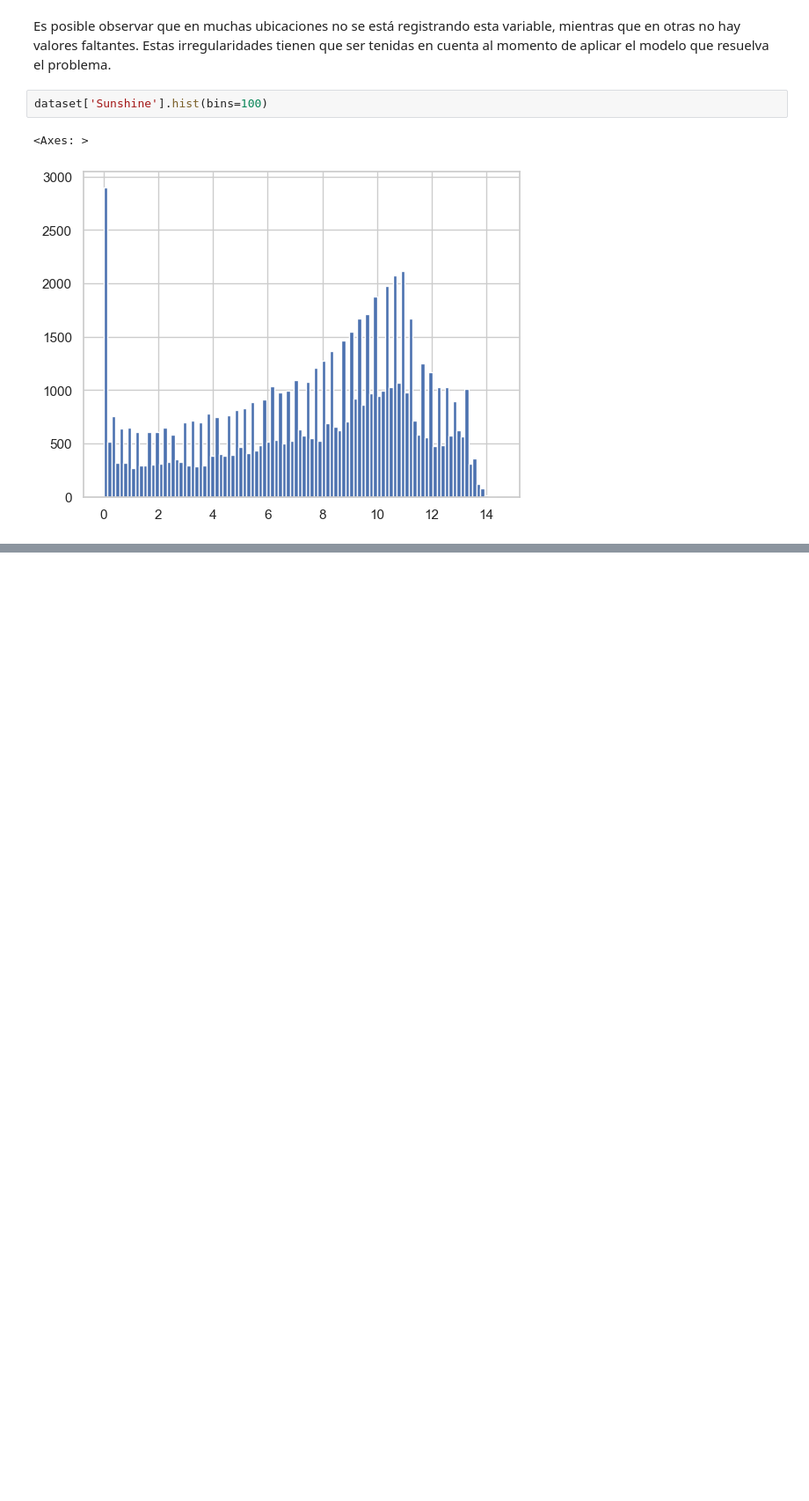
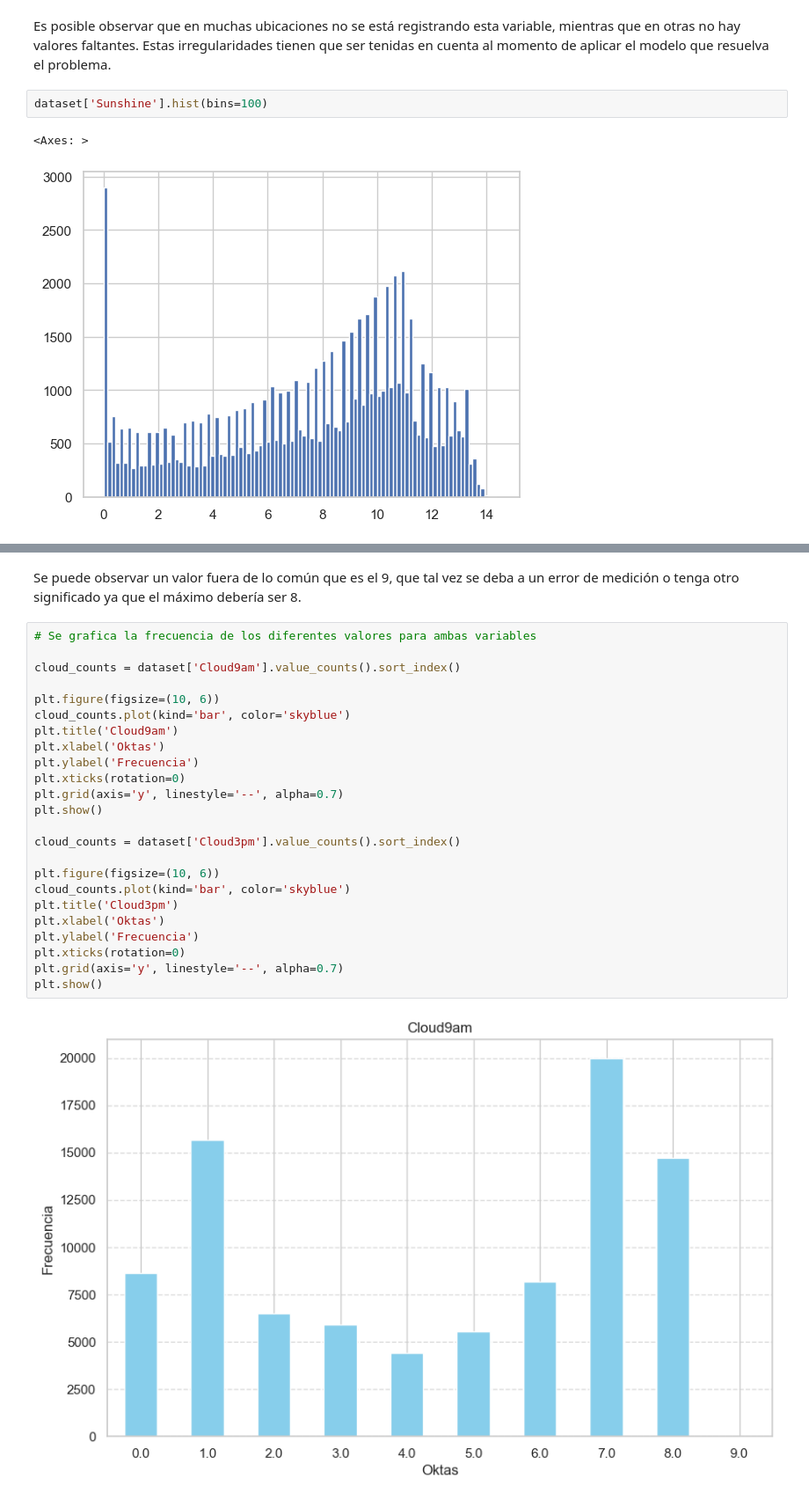
Before and after one commit to diegosarina-ceia/AMq1, a Jupyter notebook: PruebasDiego_TPFinal.ipynb, the cells around one changed output, grey strips where cells are left out. Shown at 88% size. Drawn from its saved outputs; the diff is of its cells as text; blank space fills up the shorter version.

Commit message:
Agrego algunas variables

```diff
--- a/PruebasDiego_TPFinal.ipynb
+++ b/PruebasDiego_TPFinal.ipynb
@@ -554,0 +633,28 @@ dataset['Sunshine'].hist(bins=100)
+# %% [markdown]
+Se puede observar un valor fuera de lo común que es el 9, que tal vez se deba a un error de medición o tenga otro significado ya que el máximo debería ser 8.
+# %%
+# Se grafica la frecuencia de los diferentes valores para ambas variables
+
+cloud_counts = dataset['Cloud9am'].value_counts().sort_index()
+
+plt.figure(figsize=(10, 6))
+cloud_counts.plot(kind='bar', color='skyblue')
+plt.title('Cloud9am')
+plt.xlabel('Oktas')
+plt.ylabel('Frecuencia')
+plt.xticks(rotation=0)
+plt.grid(axis='y', linestyle='--', alpha=0.7)
+plt.show()
+
+cloud_counts = dataset['Cloud3pm'].value_counts().sort_index()
+
+plt.figure(figsize=(10, 6))
+cloud_counts.plot(kind='bar', color='skyblue')
+plt.title('Cloud3pm')
+plt.xlabel('Oktas')
+plt.ylabel('Frecuencia')
+plt.xticks(rotation=0)
+plt.grid(axis='y', linestyle='--', alpha=0.7)
+plt.show()
+# %% [output]
+[figure, added]
```
Also changed, not shown: parts of 18 cells of this notebook.
